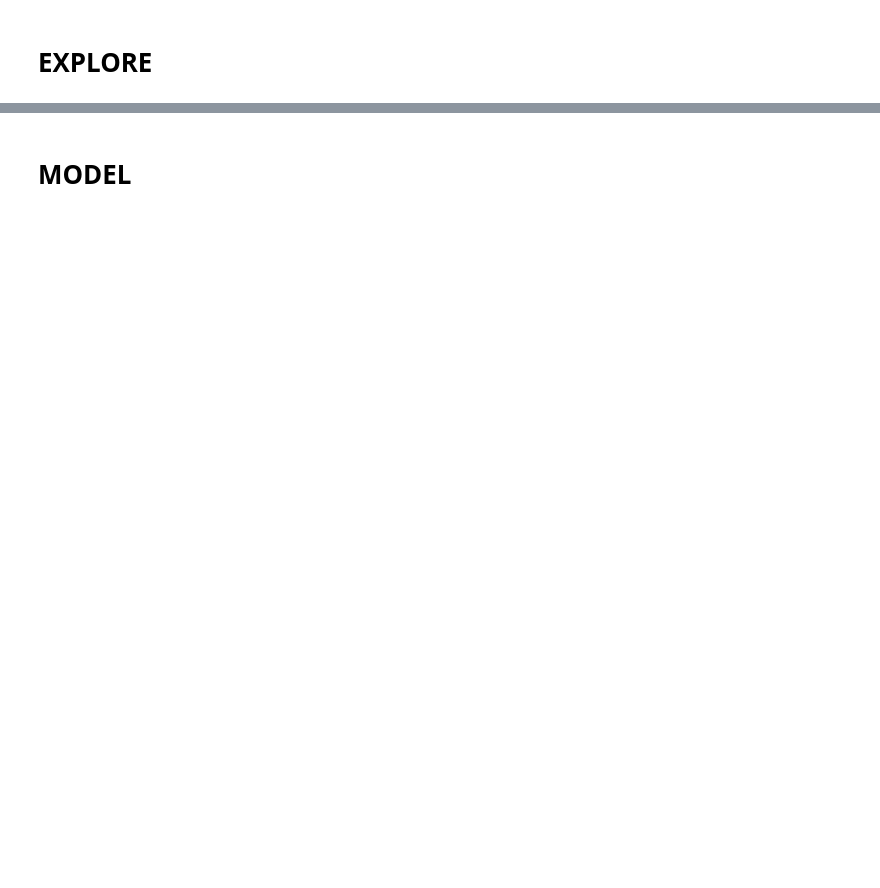
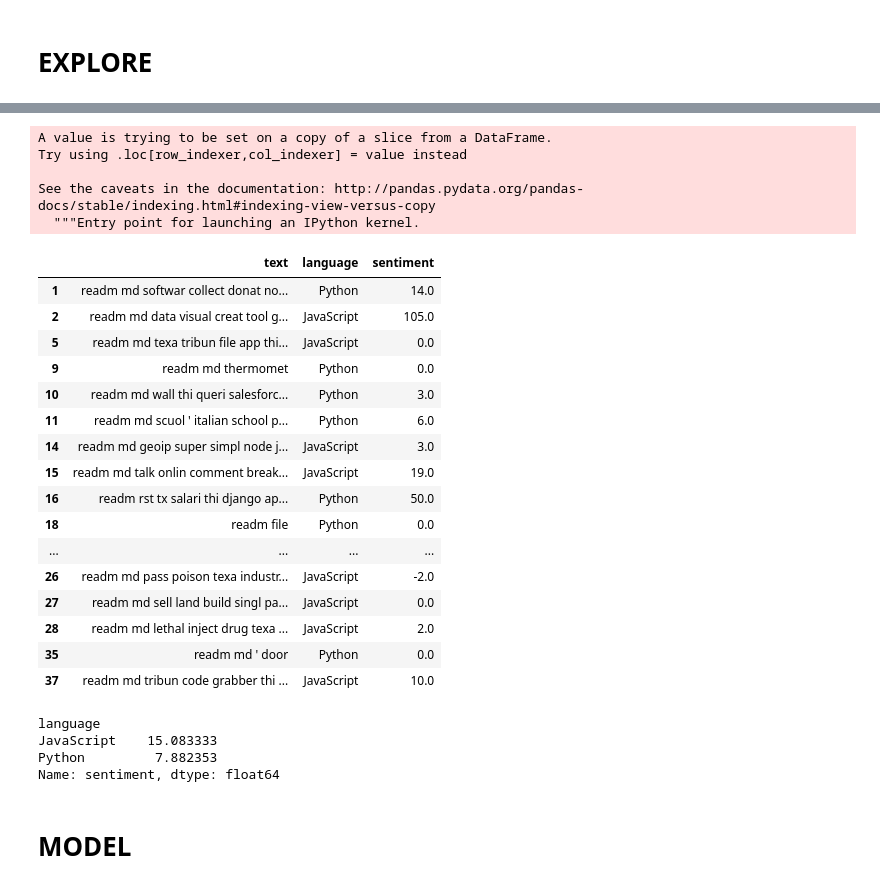
Before and after one commit to dd-jason-chad/nlp_project, a Jupyter notebook: dd-project.ipynb, the cells around one changed output, grey strips where cells are left out. Saved outputs shown, nothing was run; the diff lists cells and outputs as text; code cells hidden in the pictures; blank space fills up the shorter version.

```diff
--- a/dd-project.ipynb
+++ b/dd-project.ipynb
@@ -613,0 +548,2 @@ _ = plt.yticks(ticks, labels)
+# %%
+afinn = Afinn()
@@ -614,2 +563,37 @@ _ = plt.yticks(ticks, labels)
+# %%
+df['sentiment'] = df.text.apply(afinn.score)
+# %% [output]
+A value is trying to be set on a copy of a slice from a DataFrame.
+Try using .loc[row_indexer,col_indexer] = value instead
+
+See the caveats in the documentation: http://pandas.pydata.org/pandas-docs/stable/indexing.html#indexing-view-versus-copy
+  """Entry point for launching an IPython kernel.
+# %%
+df.head(20)
+# %% [output]
+|  | text | language | sentiment |
+| 1 | readm md softwar collect donat no... | Python | 14.0 |
+| 2 | readm md data visual creat tool g... | JavaScript | 105.0 |
+| 5 | readm md texa tribun file app thi... | JavaScript | 0.0 |
+| 9 | readm md thermomet | Python | 0.0 |
+| 10 | readm md wall thi queri salesforc... | Python | 3.0 |
+| 11 | readm md scuol ' italian school p... | Python | 6.0 |
+| 14 | readm md geoip super simpl node j... | JavaScript | 3.0 |
+| 15 | readm md talk onlin comment break... | JavaScript | 19.0 |
+| 16 | readm rst tx salari thi django ap... | Python | 50.0 |
+| 18 | readm file | Python | 0.0 |
+| ... | ... | ... | ... |
+| 26 | readm md pass poison texa industr... | JavaScript | -2.0 |
+| 27 | readm md sell land build singl pa... | JavaScript | 0.0 |
+| 28 | readm md lethal inject drug texa ... | JavaScript | 2.0 |
+| 35 | readm md ' door | Python | 0.0 |
+| 37 | readm md tribun code grabber thi ... | JavaScript | 10.0 |
+# %%
+df.groupby('language').sentiment.mean()
+# %% [output]
+language
+JavaScript    15.083333
+Python         7.882353
+Name: sentiment, dtype: float64
 # %% [markdown]
 # MODEL
```
Also changed, not shown: parts of 40 cells of this notebook.
